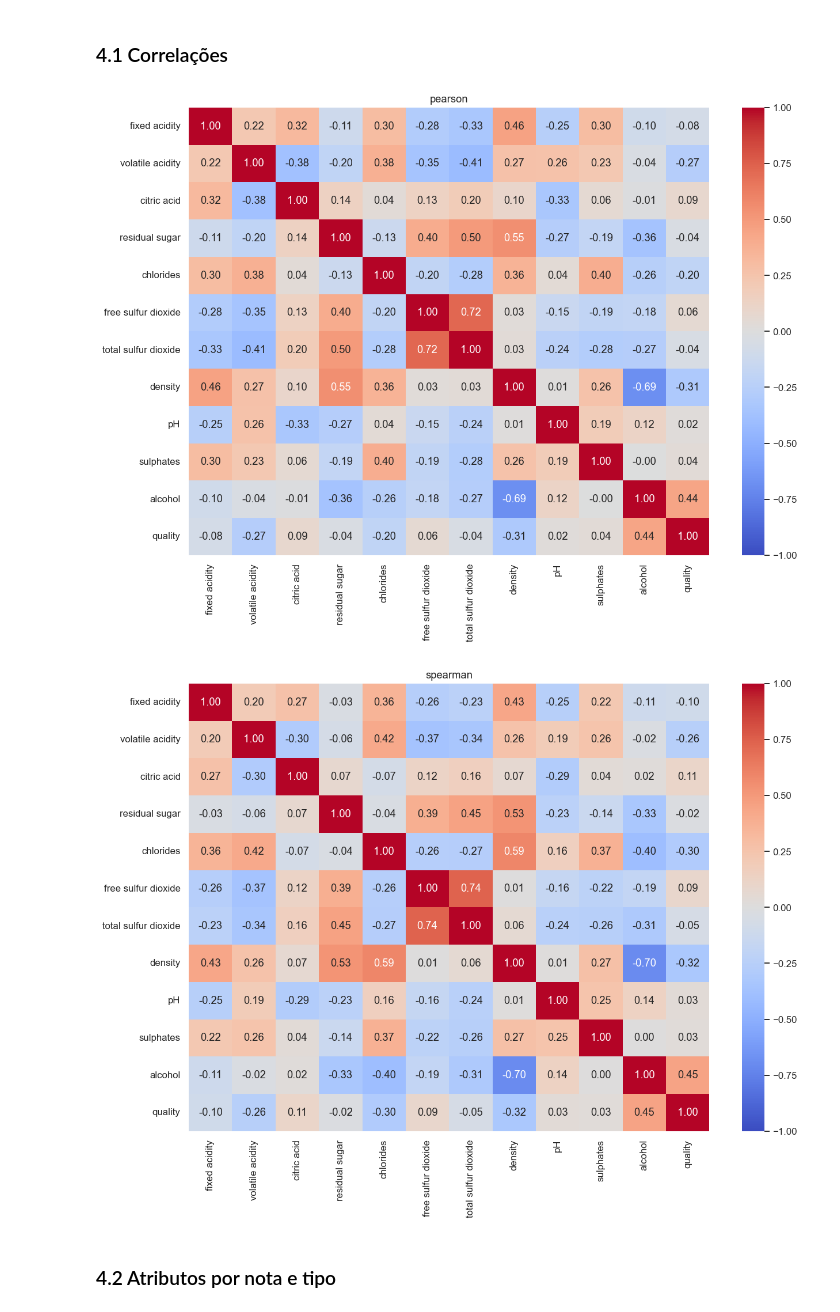
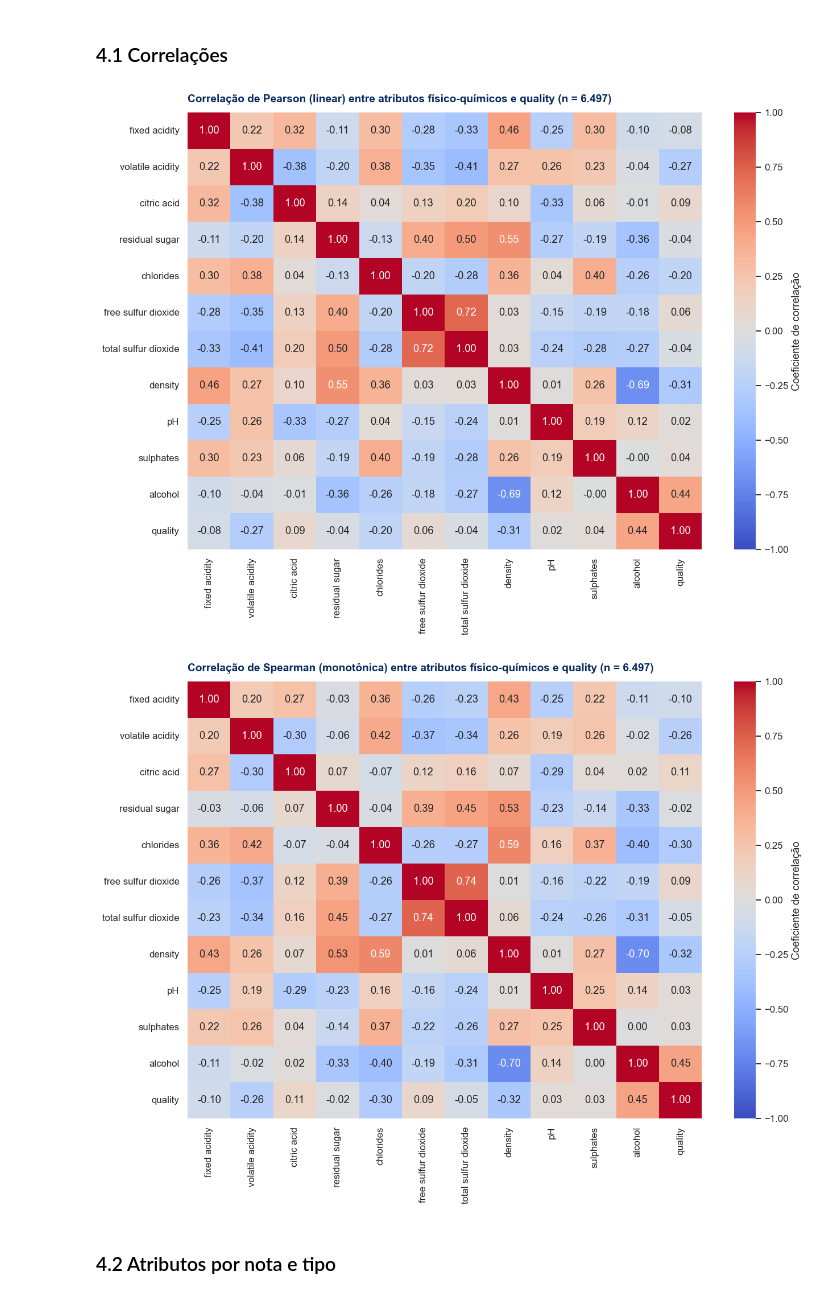
Before and after one commit to Fyre-Flye/projeto-avd-2026-2-pump-it-up-classificatorio, a Jupyter notebook: notebooks/parte_comum/eda.ipynb, the cells around one changed output. Cells and saved outputs as stored; diff of their text form; code cells hidden in the pictures.

```diff
--- a/notebooks/parte_comum/eda.ipynb
+++ b/notebooks/parte_comum/eda.ipynb
@@ -201,11 +247,20 @@ Tabela 3.2 — Percentuais por tipo
 # %% [markdown]
 ### 3.2 Distribuições físico-químicas
 # %%
-# [IA] ChatGPT – apoio à implementação de cálculos, tabelas e gráficos
+# [IA] ChatGPT / Gemini – estatísticas descritivas e gráficos físico-químicos em pt-BR
 tabela(df[num].describe(),"estatisticas_numericas.csv","Tabela 3.3 — Estatísticas descritivas")
-df[num].hist(figsize=(15,10),bins=30); salvar("histogramas.png")
+axes = df[num].hist(figsize=(15,10),bins=30,color="#0F62FE",edgecolor="white",linewidth=0.4)
+plt.suptitle("Distribuição dos 11 atributos físico-químicos (n = 6.497)", fontsize=14, fontweight="bold", color="#062A5F", y=1.01)
+salvar("histogramas.png")
 for c in num:
-    plt.figure(figsize=(8,4)); sns.boxplot(data=df,x="wine_type",y=c); plt.title(c); salvar("box_"+c.replace(" ","_")+".png")
+    fig, ax = plt.subplots(figsize=(8,4))
+    sns.boxplot(data=df,x="wine_type",y=c,palette={"white":"#0F62FE","red":"#062A5F"},hue="wine_type",legend=False,ax=ax)
+    ax.set_title(f"Distribuição de {c} por tipo de vinho (n = 6.497)", fontsize=11.5, fontweight="bold", color="#062A5F", loc="left")
+    ax.set_xlabel("Tipo de vinho (wine_type)")
+    ax.set_ylabel(c)
+    ax.spines["top"].set_visible(False)
+    ax.spines["right"].set_visible(False)
+    salvar("box_"+c.replace(" ","_")+".png")
 # %% [output]
 Tabela 3.3 — Estatísticas descritivas
 |  | fixed acidity | volatile acidity | citric acid | residual sugar | chlorides | free sulfur dioxide | ... |
@@ -240,14 +295,21 @@ A distribuição das notas está concentrada nas classes 5 e 6, que representam
 # %% [markdown]
 ### 4.1 Correlações
 # %%
-# [IA] ChatGPT – apoio à implementação de cálculos, tabelas e gráficos
+# [IA] ChatGPT / Gemini – matrizes de correlação com título e barra de cores em pt-BR
+nomes_metodo = {"pearson": "Pearson (linear)", "spearman": "Spearman (monotônica)"}
 for metodo in ["pearson","spearman"]:
     corr=df[num+["quality"]].corr(method=metodo)
     corr.to_csv(OUT/f"correlacao_{metodo}.csv")
-    plt.figure(figsize=(12,9)); sns.heatmap(corr,annot=True,fmt=".2f",cmap="coolwarm",center=0,vmin=-1,vmax=1); plt.title(metodo); salvar(f"correlacao_{metodo}.png")
+    fig, ax = plt.subplots(figsize=(12,9))
+    sns.heatmap(corr,annot=True,fmt=".2f",cmap="coolwarm",center=0,vmin=-1,vmax=1,
+                cbar_kws={"label":"Coeficiente de correlação"},ax=ax)
+    ax.set_title(f"Correlação de {nomes_metodo[metodo]} entre atributos físico-químicos e quality (n = 6.497)",
+                 fontsize=12.5, fontweight="bold", color="#062A5F", pad=12, loc="left")
+    plt.yticks(rotation=0)
+    salvar(f"correlacao_{metodo}.png")
 # %% [output]
-[figure, old version]
+[figure, new version]
-[figure, old version]
+[figure, new version]
 # %% [markdown]
 ### 4.2 Atributos por nota e tipo
 # %%
```
Also changed, not shown: parts of 3 cells of this notebook, 34 other files.
